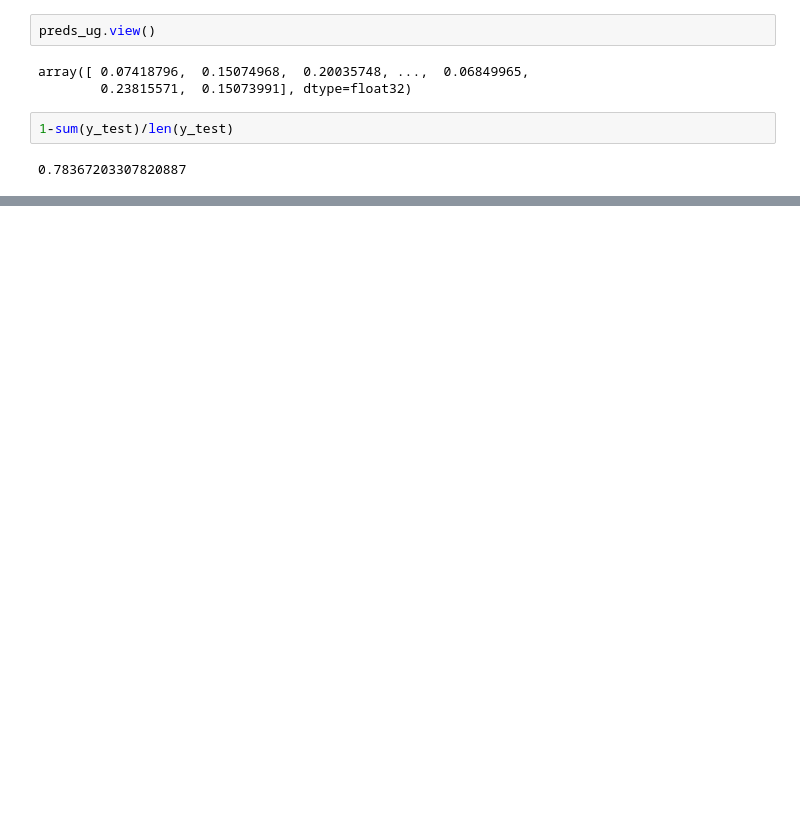
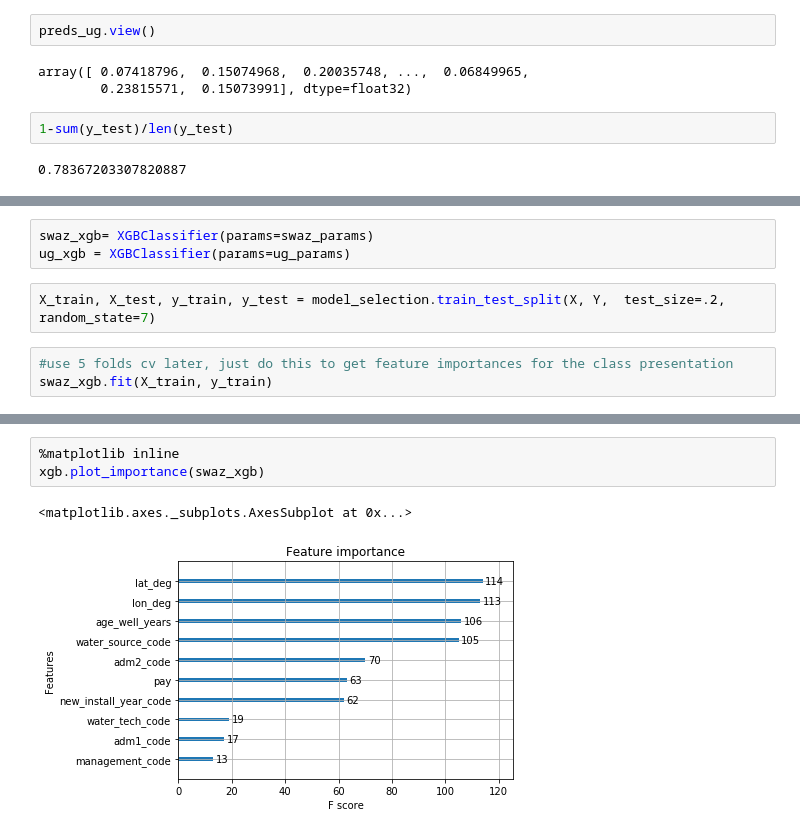
Before and after one commit to dan-watson-ucb/Capstone_Water_Access, a Jupyter notebook: Waterpoint Data Baseline v2.ipynb, the cells around one changed output, grey strips where cells are left out. Saved outputs shown, nothing was run; the diff lists cells and outputs as text; blank space fills up the shorter version.

```diff
--- a/Waterpoint Data Baseline v2.ipynb
+++ b/Waterpoint Data Baseline v2.ipynb
@@ -378,0 +385,8 @@ array([ 0.07418796,  0.15074968,  0.20035748, ...,  0.06849965,
+# %%
+swaz_xgb= XGBClassifier(params=swaz_params)
+ug_xgb = XGBClassifier(params=ug_params)
+# %%
+X_train, X_test, y_train, y_test = model_selection.train_test_split(X, Y,  test_size=.2, random_state=7)
+# %%
+#use 5 folds cv later, just do this to get feature importances for the class presentation
+swaz_xgb.fit(X_train, y_train)
@@ -378,0 +414,6 @@ array([ 0.07418796,  0.15074968,  0.20035748, ...,  0.06849965,
+# %%
+%matplotlib inline
+xgb.plot_importance(swaz_xgb)
+# %% [output]
+<matplotlib.axes._subplots.AxesSubplot at 0x...>
+[figure, added]
```
Also changed, not shown: parts of 20 cells of this notebook.
